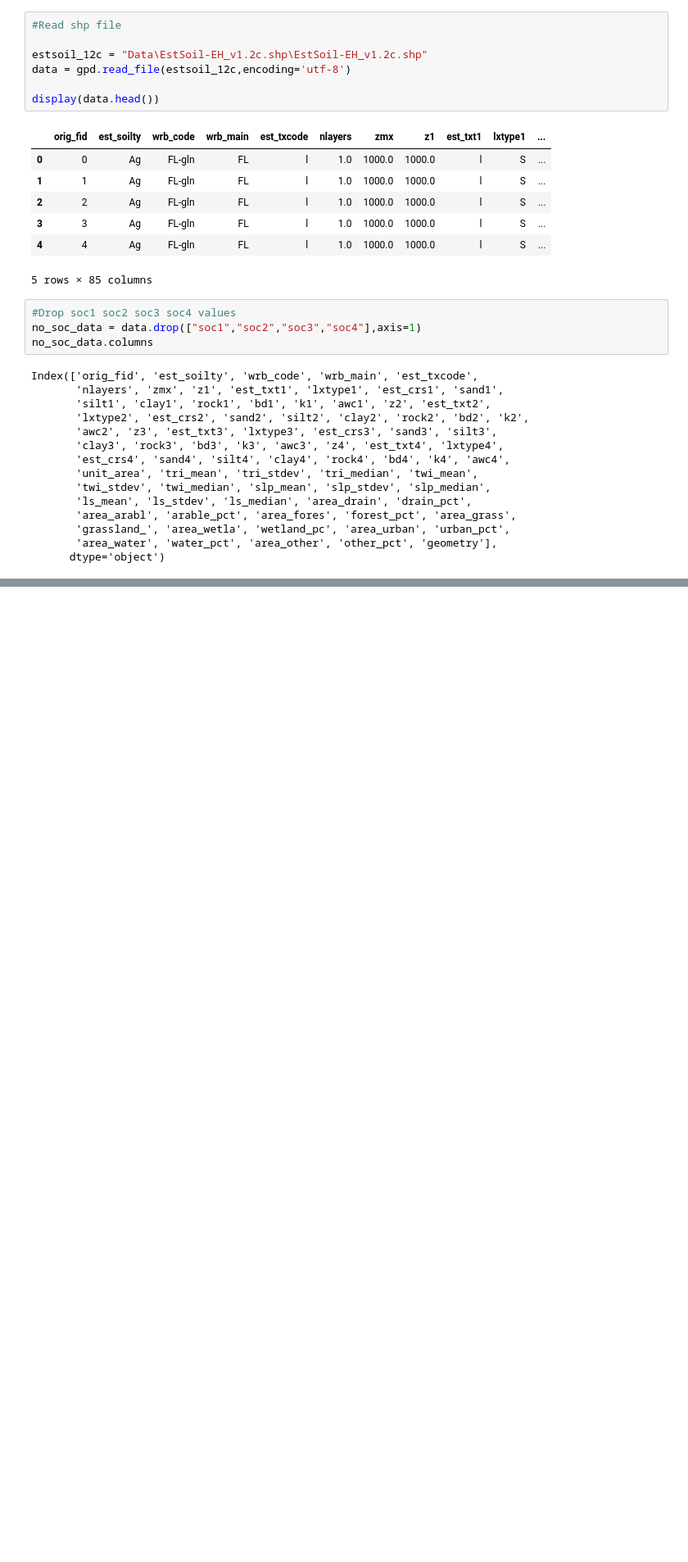
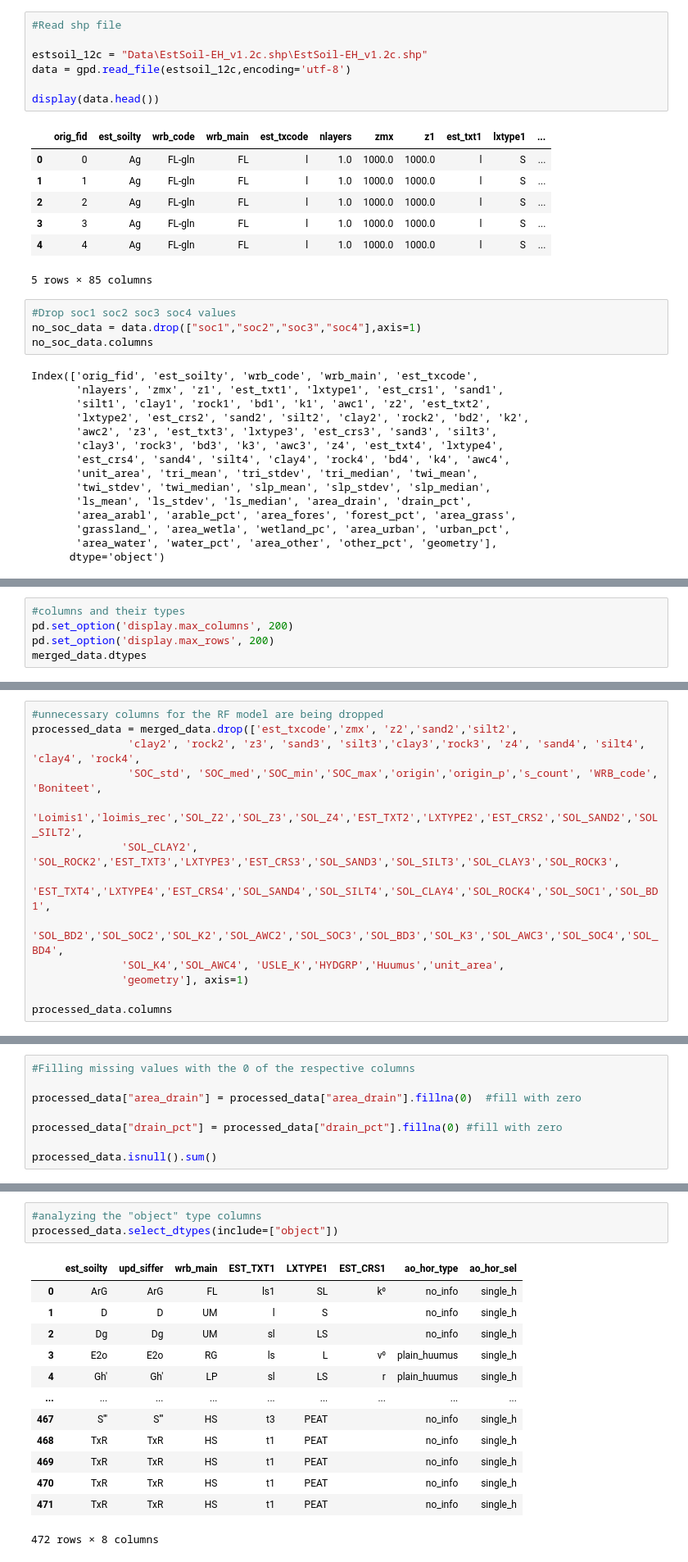
Before and after one commit to Yusif99/thesis, a Jupyter notebook: thesis_Yusif.ipynb, the cells around one changed output, grey strips where cells are left out. Shown: that part at 82% size. Drawn from its saved outputs; the diff is of its cells as text; blank space fills up the shorter version.

```diff
--- a/thesis_Yusif.ipynb
+++ b/thesis_Yusif.ipynb
@@ -49,0 +107,5 @@ Index(['orig_fid', 'est_soilty', 'wrb_code', 'wrb_main', 'est_txcode',
+# %%
+#columns and their types
+pd.set_option('display.max_columns', 200)
+pd.set_option('display.max_rows', 200)
+merged_data.dtypes
@@ -49,0 +130,13 @@ Index(['orig_fid', 'est_soilty', 'wrb_code', 'wrb_main', 'est_txcode',
+# %%
+#unnecessary columns for the RF model are being dropped
+processed_data = merged_data.drop(['est_txcode','zmx', 'z2','sand2','silt2',
+               'clay2', 'rock2', 'z3', 'sand3', 'silt3','clay3','rock3', 'z4', 'sand4', 'silt4', 'clay4', 'rock4',
+               'SOC_std', 'SOC_med','SOC_min','SOC_max','origin','origin_p','s_count', 'WRB_code', 'Boniteet',
+              'Loimis1','loimis_rec','SOL_Z2','SOL_Z3','SOL_Z4','EST_TXT2','LXTYPE2','EST_CRS2','SOL_SAND2','SOL_SILT2',
+              'SOL_CLAY2', 'SOL_ROCK2','EST_TXT3','LXTYPE3','EST_CRS3','SOL_SAND3','SOL_SILT3','SOL_CLAY3','SOL_ROCK3',
+              'EST_TXT4','LXTYPE4','EST_CRS4','SOL_SAND4','SOL_SILT4','SOL_CLAY4','SOL_ROCK4','SOL_SOC1','SOL_BD1',
+              'SOL_BD2','SOL_SOC2','SOL_K2','SOL_AWC2','SOL_SOC3','SOL_BD3','SOL_K3','SOL_AWC3','SOL_SOC4','SOL_BD4',
+              'SOL_K4','SOL_AWC4', 'USLE_K','HYDGRP','Huumus','unit_area',
+              'geometry'], axis=1)
+
+processed_data.columns
@@ -49,0 +177,8 @@ Index(['orig_fid', 'est_soilty', 'wrb_code', 'wrb_main', 'est_txcode',
+# %%
+#Filling missing values with the 0 of the respective columns
+
+processed_data["area_drain"] = processed_data["area_drain"].fillna(0)  #fill with zero
+
+processed_data["drain_pct"] = processed_data["drain_pct"].fillna(0) #fill with zero
+
+processed_data.isnull().sum()
@@ -49,0 +203,17 @@ Index(['orig_fid', 'est_soilty', 'wrb_code', 'wrb_main', 'est_txcode',
+# %%
+#analyzing the "object" type columns
+processed_data.select_dtypes(include=["object"])
+# %% [output]
+|  | est_soilty | upd_siffer | wrb_main | EST_TXT1 | LXTYPE1 | EST_CRS1 | ao_hor_type | ao_hor_sel |
+| 0 | ArG | ArG | FL | ls1 | SL | k⁰ | no_info | single_h |
+| 1 | D | D | UM | l | S |  | no_info | single_h |
+| 2 | Dg | Dg | UM | sl | LS |  | no_info | single_h |
+| 3 | E2o | E2o | RG | ls | L | v⁰ | plain_huumus | single_h |
+| 4 | Gh' | Gh' | LP | sl | LS | r | plain_huumus | single_h |
+| ... | ... | ... | ... | ... | ... | ... | ... | ... |
+| 467 | S''' | S''' | HS | t3 | PEAT |  | no_info | single_h |
+| 468 | TxR | TxR | HS | t1 | PEAT |  | no_info | single_h |
+| 469 | TxR | TxR | HS | t1 | PEAT |  | no_info | single_h |
+| 470 | TxR | TxR | HS | t1 | PEAT |  | no_info | single_h |
+| 471 | TxR | TxR | HS | t1 | PEAT |  | no_info | single_h |
+472 rows × 8 columns
```
Also changed, not shown: parts of 36 cells of this notebook.
